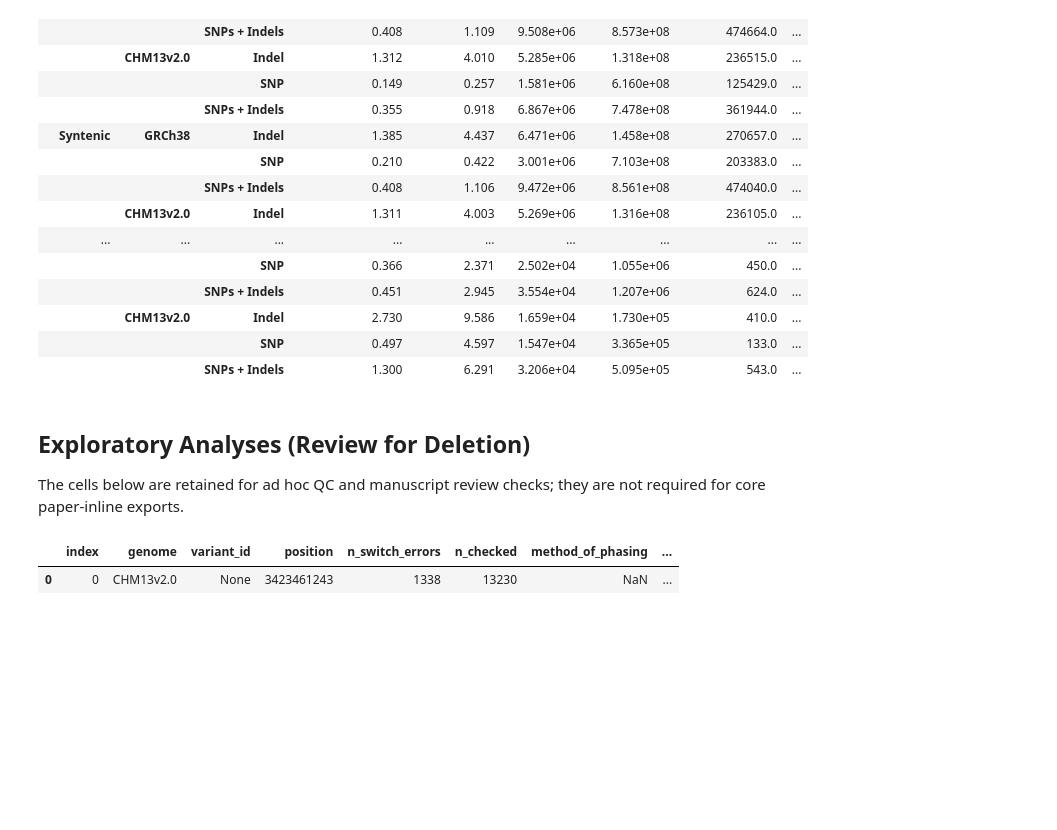
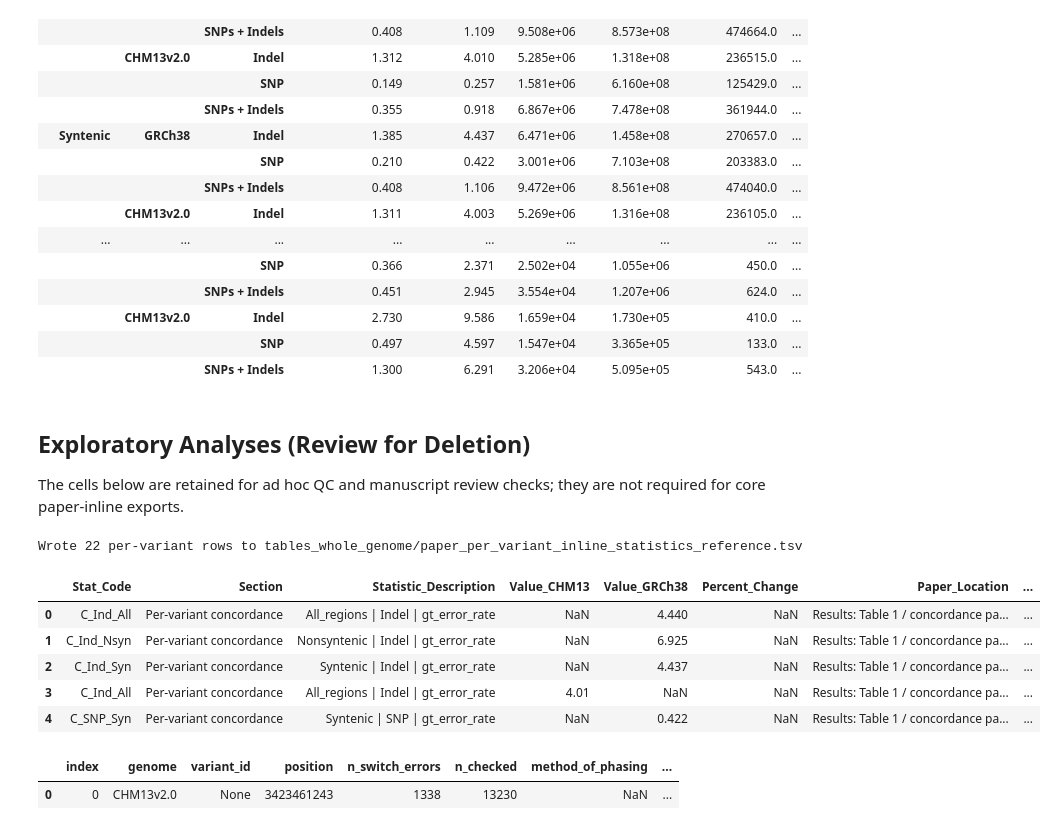
Before and after one commit to JosephLalli/phasing_T2T, a Jupyter notebook: notebooks/notebooks_whole_genome/calc_per_variant_figures_for_paper.ipynb, the cells around one changed output. Cells and saved outputs as stored; diff of their text form; code cells hidden in the pictures; blank space fills up the shorter version.

```diff
--- a/notebooks/notebooks_whole_genome/calc_per_variant_figures_for_paper.ipynb
+++ b/notebooks/notebooks_whole_genome/calc_per_variant_figures_for_paper.ipynb
@@ -351,42 +476,88 @@ rows = []
 
 # --- Table 1 / concordance style summaries ---
 for _, r in concordance_summary.iterrows():
     type_abbrev = type_abbrev_map.get(r['type'], r['type'])
     syn_abbrev = syn_abbrev_map.get(r['Syntenic'], r['Syntenic'])
     stat_code = f'C_{type_abbrev}_{syn_abbrev}'
     rows.append({
         'Stat_Code': stat_code,
         'Section': 'Per-variant concordance',
         'Statistic_Description': f"{r['Syntenic']} | {r['type']} | gt_error_rate",
         'Value_CHM13': float(r['gt_error_rate']) if r['genome'] == 'CHM13v2.0' else np.nan,
         'Value_GRCh38': float(r['gt_error_rate']) if r['genome'] == 'GRCh38' else np.nan,
         'Percent_Change': np.nan,
         'Paper_Location': 'Results: Table 1 / concordance paragraphs',
         'Source_Notebook': 'calc_per_variant_figures_for_paper.ipynb',
         'Notes': 'ground_truth_source=HPRC_samples (phased_with_parents_and_pedigree)'
     })
 
-# --- Rephasing summaries ---
-for _, r in singletons_rephase_sum.iterrows():
+# --- Final-dataset singleton SER ---
+for _, r in final_dataset_singleton_ser.iterrows():
+    type_abbrev = type_abbrev_map.get(r['type'], r['type'])
     rows.append({
-        'Stat_Code': 'RS_sing',
-        'Section': 'Rephasing',
-        'Statistic_Description': 'Singleton SER (rephased with reference panel)',
+        'Stat_Code': f'SING_SER_{type_abbrev}',
+        'Section': 'Singleton SER',
+        'Statistic_Description': f"Final-dataset singleton SER | {r['type']}",
         'Value_CHM13': float(r['SER']) if r['genome'] == 'CHM13v2.0' else np.nan,
         'Value_GRCh38': float(r['SER']) if r['genome'] == 'GRCh38' else np.nan,
         'Percent_Change': np.nan,
-        'Paper_Location': 'Results: singleton/statistical phasing text',
+        'Paper_Location': 'Results: statistically phased singleton text; Figure 2b,d',
         'Source_Notebook': 'calc_per_variant_figures_for_paper.ipynb',
-        'Notes': 'ground_truth_source=HPRC_samples'
+        'Notes': 'method_of_phasing=phased_with_parents_and_pedigree; ground_truth_source=HGSVC_samples_nontrios_only; rounded_MAF=singleton'
+    })
+
+# --- Singleton/doubleton genotype-discordance rows for manuscript concordance prose ---
+maf_concordance_defs = {
+    ('HPRC_HGSVC_all_samples', first_non_singleton_maf_bin, 'SNP'): {
+        'Stat_Code': 'GT_DISC_SNP_DOUBLETON',
+        'Statistic_Description': 'Doubleton SNP genotype discordance (first non-singleton MAF bin)',
+        'Paper_Location': 'Results: genotype concordance paragraph, manuscript lines 215-218',
+        'Notes': ('method_of_phasing=phased_with_parents_and_pedigree; '
+                  f'ground_truth_source=HPRC_HGSVC_all_samples; rounded_MAF={first_non_singleton_maf_bin}; '
+                  'equivalent to contextual_MAC=2 in variants.parquet; concordance=100-discordance'),
+    },
+    ('HGSVC_samples_nontrios_only', 'singleton', 'SNP'): {
+        'Stat_Code': 'GT_DISC_SNP_SINGLETON_FINAL',
+        'Statistic_Description': 'Singleton SNP genotype discordance (HGSVC non-trio final dataset)',
+        'Paper_Location': 'Results: genotype concordance paragraph, manuscript lines 215-218',
+        'Notes': ('method_of_phasing=phased_with_parents_and_pedigree; '
+                  'ground_truth_source=HGSVC_samples_nontrios_only; rounded_MAF=singleton; '
+                  'concordance=100-discordance'),
+    },
+}
+
+for key, group in paper_maf_concordance.groupby(['ground_truth_data_source', 'rounded_MAF', 'type'], observed=True):
+    definition = maf_concordance_defs.get(tuple(key))
+    if definition is None:
+        continue
+    by_genome = group.set_index('genome')
+    rows.append({
+        'Stat_Code': definition['Stat_Code'],
+        'Section': 'MAF-bin genotype concordance',
+        'Statistic_Description': definition['Statistic_Description'],
+        'Value_CHM13': float(by_genome.loc['CHM13v2.0', 'gt_error_rate']) if 'CHM13v2.0' in by_genome.index else np.nan,
+        'Value_GRCh38': float(by_genome.loc['GRCh38', 'gt_error_rate']) if 'GRCh38' in by_genome.index else np.nan,
+        'Percent_Change': np.nan,
+        'Paper_Location': definition['Paper_Location'],
+        'Source_Notebook': 'calc_per_variant_figures_for_paper.ipynb',
+        'Notes': definition['Notes'],
     })
 
 paper_inline_statistics_per_variant = pd.DataFrame(rows)
 
 os.makedirs('tables', exist_ok=True)
-out_path = 'tables/paper_per_variant_inline_statistics_reference.tsv'
-paper_inline_statistics_per_variant.to_csv(out_path, sep='\t', index=False)
+out_path = f'{tables_folder}/paper_per_variant_inline_statistics_reference.tsv'
+paper_inline_statistics_per_variant.to_csv(out_path, sep='	', index=False)
 print(f'Wrote {len(paper_inline_statistics_per_variant)} per-variant rows to {out_path}')
 paper_inline_statistics_per_variant.head()
+# %% [output]
+Wrote 22 per-variant rows to tables_whole_genome/paper_per_variant_inline_statistics_reference.tsv
+|  | Stat_Code | Section | Statistic_Description | Value_CHM13 | Value_GRCh38 | Percent_Change | Paper_Location | ... |
+| 0 | C_Ind_All | Per-variant concordance | All_regions | Indel | gt_error_rate | NaN | 4.440 | NaN | Results: Table 1 / concordance pa... | ... |
+| 1 | C_Ind_Nsyn | Per-variant concordance | Nonsyntenic | Indel | gt_error_rate | NaN | 6.925 | NaN | Results: Table 1 / concordance pa... | ... |
+| 2 | C_Ind_Syn | Per-variant concordance | Syntenic | Indel | gt_error_rate | NaN | 4.437 | NaN | Results: Table 1 / concordance pa... | ... |
+| 3 | C_Ind_All | Per-variant concordance | All_regions | Indel | gt_error_rate | 4.01 | NaN | NaN | Results: Table 1 / concordance pa... | ... |
+| 4 | C_SNP_Syn | Per-variant concordance | Syntenic | SNP | gt_error_rate | NaN | 0.422 | NaN | Results: Table 1 / concordance pa... | ... |
 # %%
 # Exploratory: HGSVC proband singleton counts
 HGSVC_probands = all_variants.filter(
```
Also changed, not shown: parts of 12 cells of this notebook, 32 other files.
